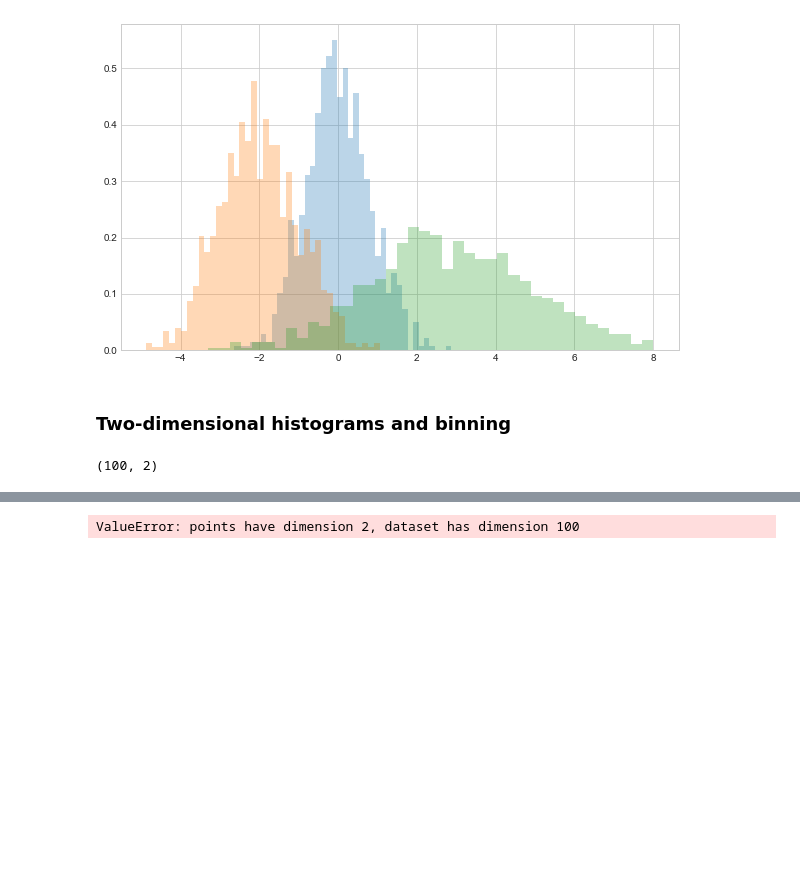
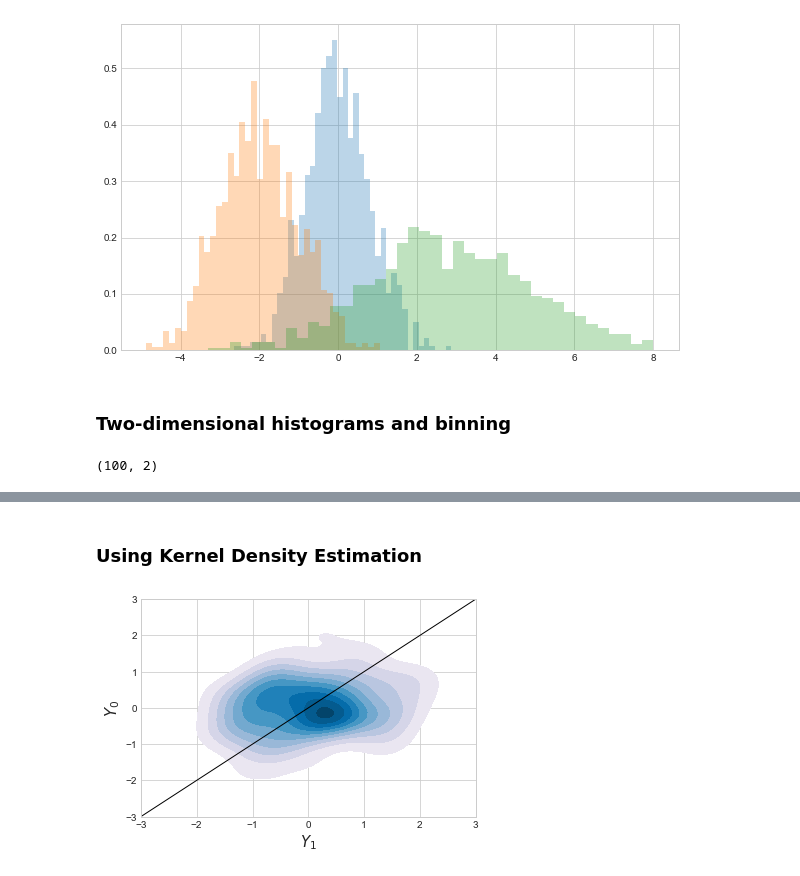
Before and after one commit to yongduek/ieml, a Jupyter notebook: notebooks/mpl_primer.ipynb, the cells around one changed output, grey strips where cells are left out. Saved outputs shown, nothing was run; the diff lists cells and outputs as text; code cells hidden in the pictures; blank space fills up the shorter version.

```diff
--- a/notebooks/mpl_primer.ipynb
+++ b/notebooks/mpl_primer.ipynb
@@ -291,13 +291,23 @@ cb = plt.colorbar(label='count in bin')
+# %% [markdown]
+### Using Kernel Density Estimation
 # %%
 from scipy.stats import gaussian_kde
 # %%
 kde_func = gaussian_kde(x)
-# %%
-# evaluate the function on a regular grid
-xgrid = np.linspace(-3.5, 3.5, 50)
-ygrid = np.linspace(-6, 6, 50)
-Xg, Yg = np.meshgrid(xgrid, ygrid)
-XYg = np.vstack([Xg.ravel(), Yg.ravel()])
-Z = kde_func.evaluate(XYg)
-# %% [output]
-ValueError: points have dimension 2, dataset has dimension 100
+# %%
+import numpy as np
+import seaborn as sns
+import matplotlib.pyplot as pl
+
+Y = np.random.multivariate_normal((0, 0), [[0.8, 0.05], [0.05, 0.7]], 100)
+ax = sns.kdeplot(Y, shade = True, cmap = "PuBu")
+ax.patch.set_facecolor('white')
+ax.collections[0].set_alpha(0)
+ax.set_xlabel('$Y_1$', fontsize = 15)
+ax.set_ylabel('$Y_0$', fontsize = 15)
+pl.xlim(-3, 3)
+pl.ylim(-3, 3)
+pl.plot([-3, 3], [-3, 3], color = "black", linewidth = 1)
+pl.show()
+# %% [output]
+[figure, added]
```
Also changed, not shown: parts of 2 cells of this notebook.
